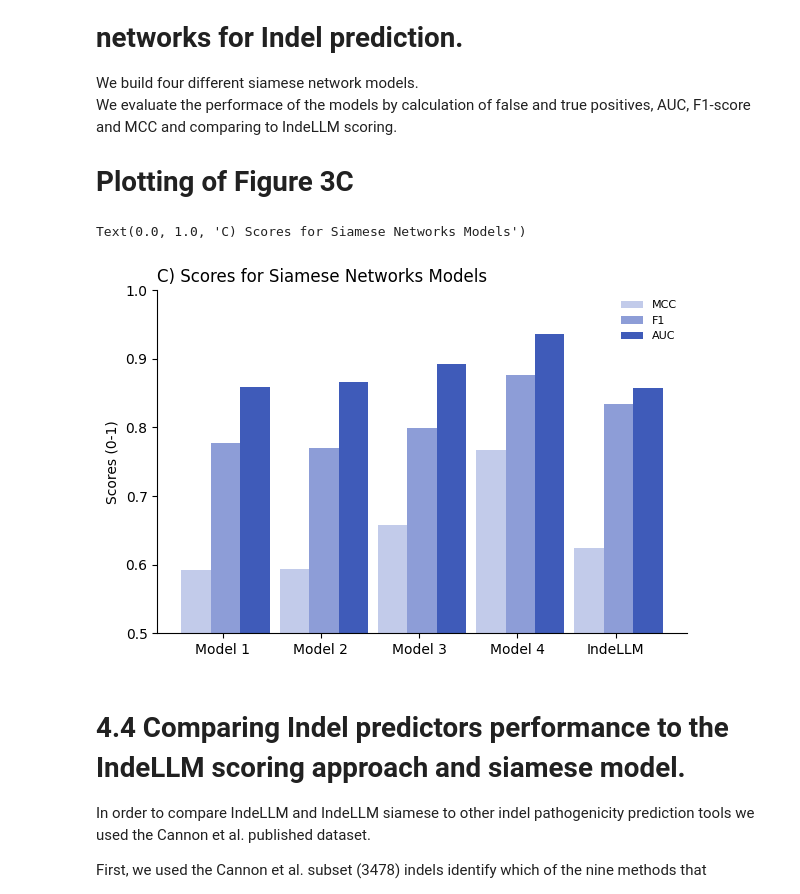
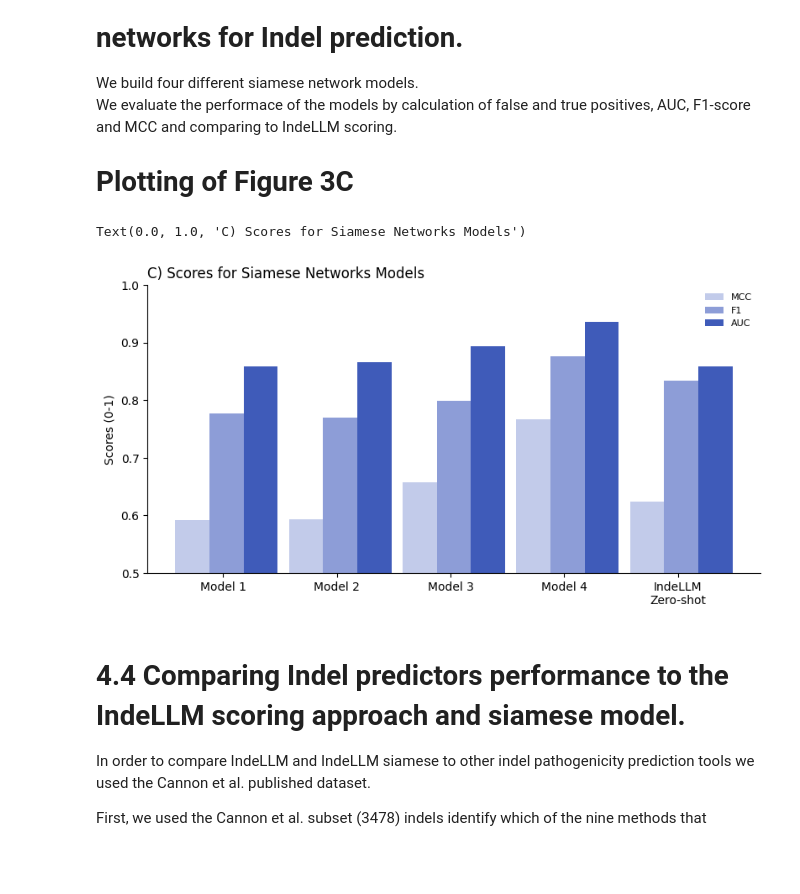
Before and after one commit to OriolGraCar/IndeLLM, a Jupyter notebook: Analysis/Analysis.ipynb, the cells around one changed output. Saved outputs shown, nothing was run; the diff lists cells and outputs as text; code cells hidden in the pictures; blank space fills up the shorter version.

```diff
--- a/Analysis/Analysis.ipynb
+++ b/Analysis/Analysis.ipynb
@@ -251,33 +251,33 @@ We evaluate the performace of the models by calculation of false and true positi
 # Plotting of Figure 3C
 # %%
 scores_siamese = ['Model 1 outputmean test', 'Model 2 outputmean test', 'Model 3 outputmean test', 'Model 4 outputmean test', 'IndeLLM test']
-scores_label = ['Model 1', 'Model 2', 'Model 3', 'Model 4', 'IndeLLM']
+scores_label = ['Model 1', 'Model 2', 'Model 3', 'Model 4', 'IndeLLM\nZero-shot']
 
 metrics_df_filtered_sieamese = metrics_df.loc[scores_siamese, :]
 
 n_methods = len(scores_siamese)
 bar_width = 0.3
 r1 = np.arange(n_methods)
 r2 = [x + bar_width for x in r1]
 r3 = [x + bar_width for x in r2]
 
 f, axes = plt.subplots(1,1)
 f.set_figheight(4)
-f.set_figwidth(6)
+f.set_figwidth(8)
 f.tight_layout(pad=1)
 plt.bar(r1, metrics_df_filtered_sieamese['MCC'],  width=bar_width, label = 'MCC', color = '#C2CBEA')
 plt.bar(r2, metrics_df_filtered_sieamese['F1'], width=bar_width, label = 'F1', color = '#8d9dd7')
 plt.bar(r3, metrics_df_filtered_sieamese['AUC'], width=bar_width, label = 'AUC', color = '#3f5bb9')
 plt.ylabel('Scores (0-1)')
 plt.xticks([r + (0.9*bar_width) for r in range(n_methods)], labels = scores_label)
 plt.legend(fontsize = 8, frameon=False)
 plt.ylim([0.5, 1])
 plt.gca().spines['top'].set_visible(False)
 plt.gca().spines['right'].set_visible(False)
 plt.title('C) Scores for Siamese Networks Models', loc = 'left')
 # %% [output]
 Text(0.0, 1.0, 'C) Scores for Siamese Networks Models')
-[figure, old version]
+[figure, new version]
 # %% [markdown]
 # 4.4 Comparing Indel predictors performance to the IndeLLM scoring approach and siamese model.
 
```
Also changed, not shown: parts of 8 cells of this notebook.
